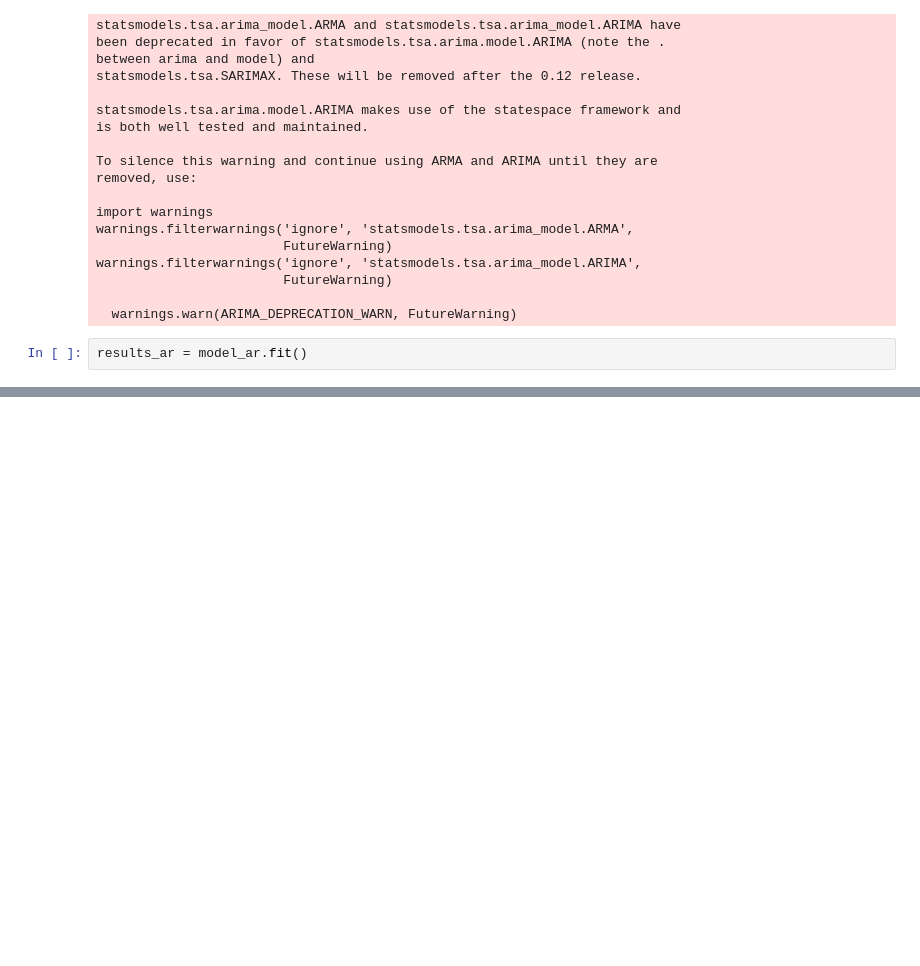
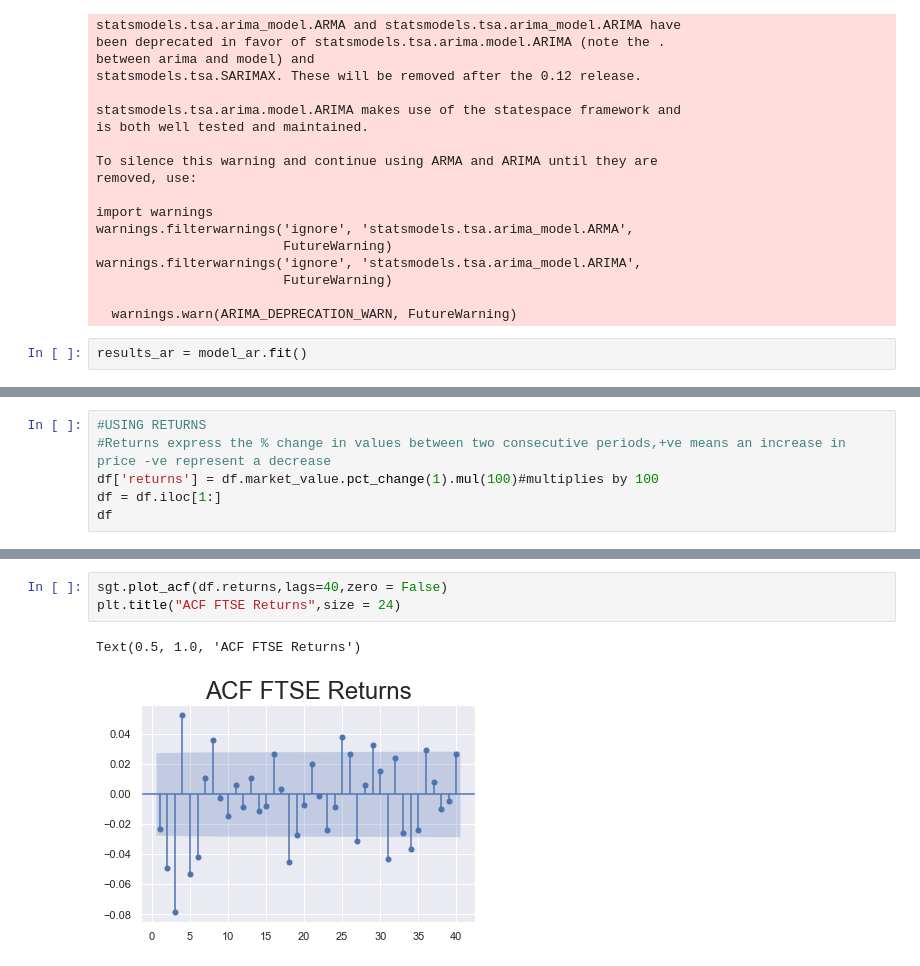
Before and after one commit to mark-2002/Time-Series-Analysis-with-Python, a Jupyter notebook: Auto Regressive Model.ipynb, the cells around one changed output, grey strips where cells are left out. Cells and saved outputs as stored; diff of their text form; blank space fills up the shorter version.

```diff
--- a/Auto Regressive Model.ipynb
+++ b/Auto Regressive Model.ipynb
@@ -219,0 +445,6 @@ LLR_test(model_ar3,model_ar4)
+# %%
+#USING RETURNS
+#Returns express the % change in values between two consecutive periods,+ve means an increase in price -ve represent a decrease
+df['returns'] = df.market_value.pct_change(1).mul(100)#multiplies by 100
+df = df.iloc[1:]
+df
@@ -219,0 +482,6 @@ LLR_test(model_ar3,model_ar4)
+# %%
+sgt.plot_acf(df.returns,lags=40,zero = False)
+plt.title("ACF FTSE Returns",size = 24)
+# %% [output]
+Text(0.5, 1.0, 'ACF FTSE Returns')
+[figure, added]
```
Also changed, not shown: parts of 31 cells of this notebook.
